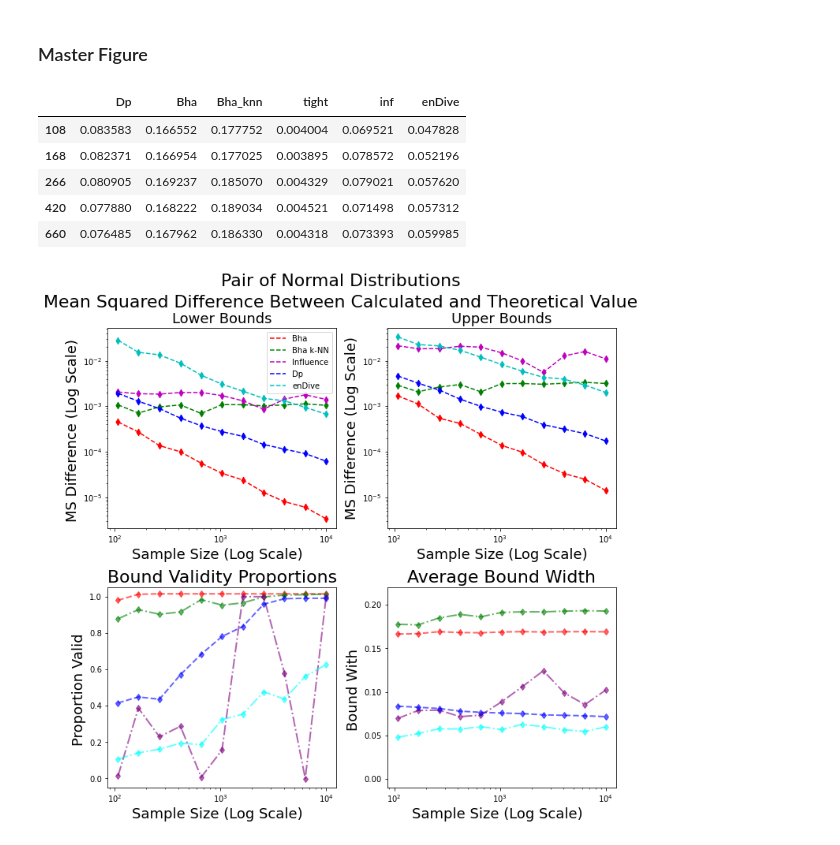
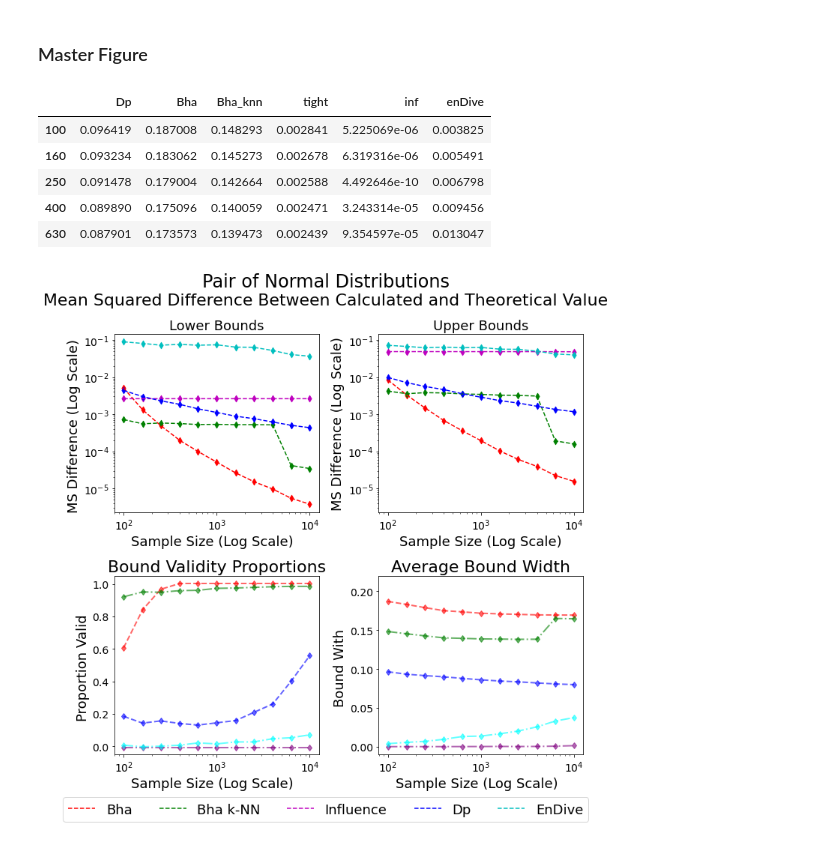
Before and after one commit to rj-may/BER_Bounds_Eval, a Jupyter notebook: normal_plots/normal_normal_fixed.ipynb, the cells around one changed output. Saved outputs shown, nothing was run; the diff lists cells and outputs as text; code cells hidden in the pictures.

Commit message:
updating lots of plots and some reorganization

```diff
--- a/normal_plots/normal_normal_fixed.ipynb
+++ b/normal_plots/normal_normal_fixed.ipynb
@@ -34,7 +34,7 @@ import time
 # %%
 PICKLED =True
 
-dim_str = "8" # TODO change me
+dim_str = "15" # TODO change me
 # %%
 file_path = 'sim_data/normal_normal' + dim_str +'.pkl' # DONT FORGET TO CHANGE ME IF YOU COPY AND PASTE
 
@@ -59,7 +59,7 @@ Loaded object successfully
 # %%
 # sample_sizes = np.logspace(2, 3.3011, 9 , endpoint = True, dtype = int)
 
-sample_sizes = sample_sizes * 2
+sample_sizes = np.array(sample_sizes) * 2
 dpi = 250
 # %%
 lst = [obj() for obj in bound_obj_lst ]
@@ -591,11 +591,11 @@ bound_width_df = pd.DataFrame(lst, index = sample_sizes)
 bound_width_df.head()
 # %% [output]
 |  | Dp | Bha | Bha_knn | tight | inf | enDive |
-| 108 | 0.083583 | 0.166552 | 0.177752 | 0.004004 | 0.069521 | 0.047828 |
-| 168 | 0.082371 | 0.166954 | 0.177025 | 0.003895 | 0.078572 | 0.052196 |
-| 266 | 0.080905 | 0.169237 | 0.185070 | 0.004329 | 0.079021 | 0.057620 |
-| 420 | 0.077880 | 0.168222 | 0.189034 | 0.004521 | 0.071498 | 0.057312 |
-| 660 | 0.076485 | 0.167962 | 0.186330 | 0.004318 | 0.073393 | 0.059985 |
+| 100 | 0.096419 | 0.187008 | 0.148293 | 0.002841 | 5.225069e-06 | 0.003825 |
+| 160 | 0.093234 | 0.183062 | 0.145273 | 0.002678 | 6.319316e-06 | 0.005491 |
+| 250 | 0.091478 | 0.179004 | 0.142664 | 0.002588 | 4.492646e-10 | 0.006798 |
+| 400 | 0.089890 | 0.175096 | 0.140059 | 0.002471 | 3.243314e-05 | 0.009456 |
+| 630 | 0.087901 | 0.173573 | 0.139473 | 0.002439 | 9.354597e-05 | 0.013047 |
 # %%
 fs =18
 
@@ -702,34 +702,33 @@ ax.plot(bound_width_df["Dp"], 'b--d',  label='Dp', alpha = overlapping, linewidt
 ax.plot(bound_width_df["enDive"],color = 'cyan',ls = "-.", marker = 'd',label='enDive', alpha = overlapping, linewidth = lw)
 
 # ax.set_xticks(sample_sizes)
 ax.set_xlabel("Sample Size (Log Scale)  ", fontsize = fs)
 ax.set_ylabel("Bound With ", fontsize=fs)
 # ax.set_ylim(0.0, 0.3)
 ax.set_title("Average Bound Width" , fontsize = fs +4)
 # ax.legend()
 ax.set_ylim((-0.01, .22))
 
 
 fig.tight_layout(rect=[0, 0, 1, 0.97])  # Leave space for the common title
 
 
 
 
  #Get unique handles and labels from any subplot
 handles, labels = axes[0][0].get_legend_handles_labels()
 
 # Create a single legend below the entire figure
 fig.legend(handles, labels, loc='lower center', ncol=5, fontsize=fs, bbox_to_anchor=(0.5, -0.05))
 plt.rcParams.update({'font.size': 14})
 
 
-
-file_name = r"normal_plots/imagesmaster/normal_normal_master" + dim_str +  ".png"
+file_name = r"normal_plots/images/master/normal_normal_master" + dim_str +  ".png"
 plt.savefig(file_name,facecolor=(1,1,1,1),  bbox_inches='tight', dpi= dpi)
 
 
-file_name = r"normal_plots/dpi/images/normal_normal_master" + dim_str +  ".png"
+file_name = r"normal_plots/images/dpi/normal_normal_master" + dim_str +  ".png"
 plt.savefig(file_name,facecolor=(1,1,1,1),  bbox_inches='tight', dpi= 600)
 plt.show()
 # %% [output]
-[figure, old version]
+[figure, new version]
```
Also changed, not shown: parts of 6 cells of this notebook, 10 other files.
